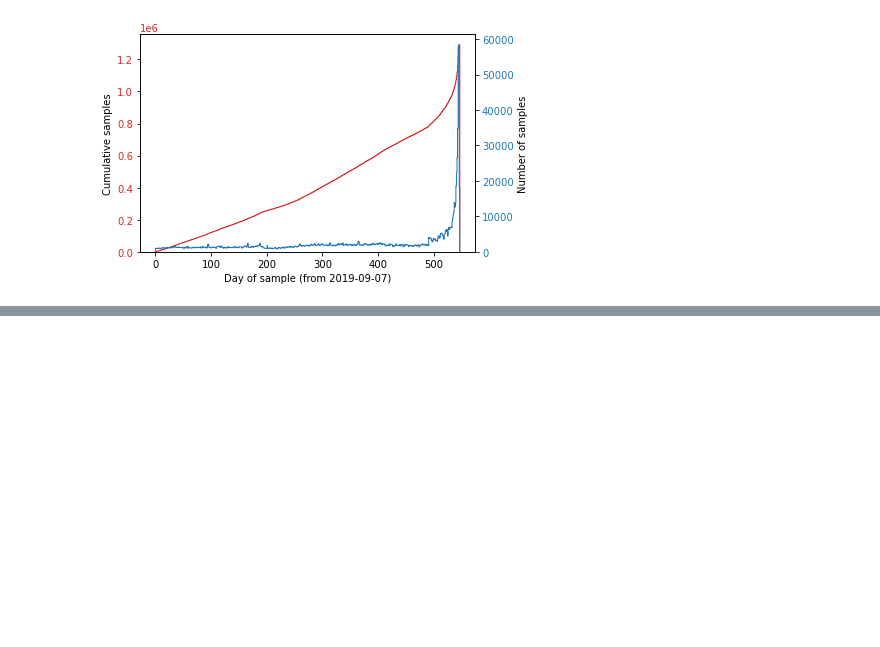
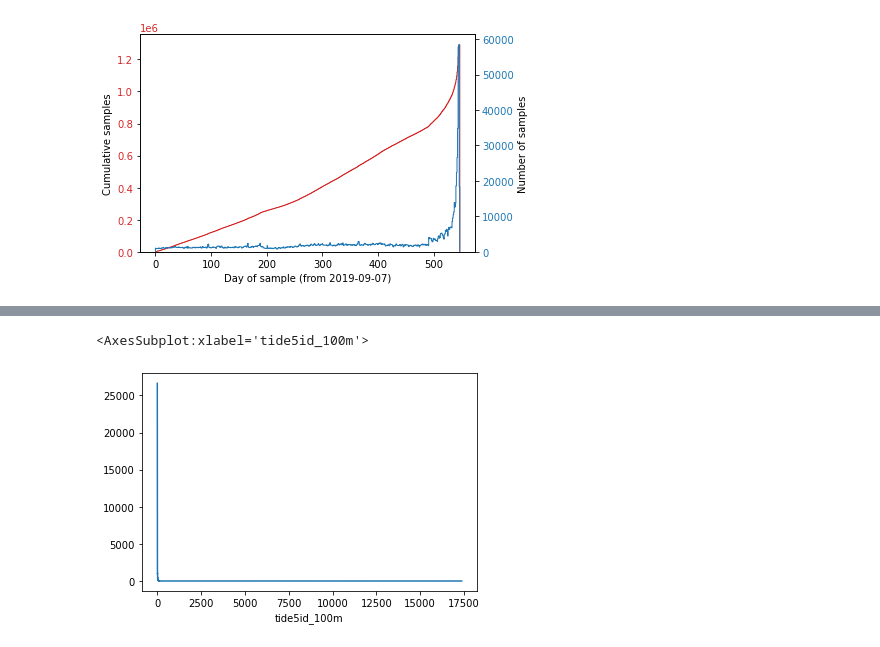
Before and after one commit to CANIS-NAU/Measuring-Mobile-Broadband, a Jupyter notebook: analysis-scripts/skyhook_analysis.ipynb, the cells around one changed output, grey strips where cells are left out. Drawn from its saved outputs; the diff is of its cells as text; code cells hidden in the pictures; blank space fills up the shorter version.

Commit message:
Create CDF for measurements per square unit Need someone to double check to make sure I'm graphing correct axes in [8].

```diff
--- a/analysis-scripts/skyhook_analysis.ipynb
+++ b/analysis-scripts/skyhook_analysis.ipynb
@@ -79,3 +77,8 @@ plt.ylabel("Number of samples")
 plt.show()
 # %% [output]
 [figure]
+# %%
+area_data = skyhook_data['tide5id_100m'].groupby(skyhook_data['tide5id_100m']).count().sort_values()
+frequency_count_measurement = area_data.groupby(area_data).count()
+
+area_data.describe()
@@ -81,0 +111,5 @@ plt.show()
+# %%
+frequency_count_measurement.plot()
+# %% [output]
+<AxesSubplot:xlabel='tide5id_100m'>
+[figure, added]
```
Also changed, not shown: parts of 8 cells of this notebook.
